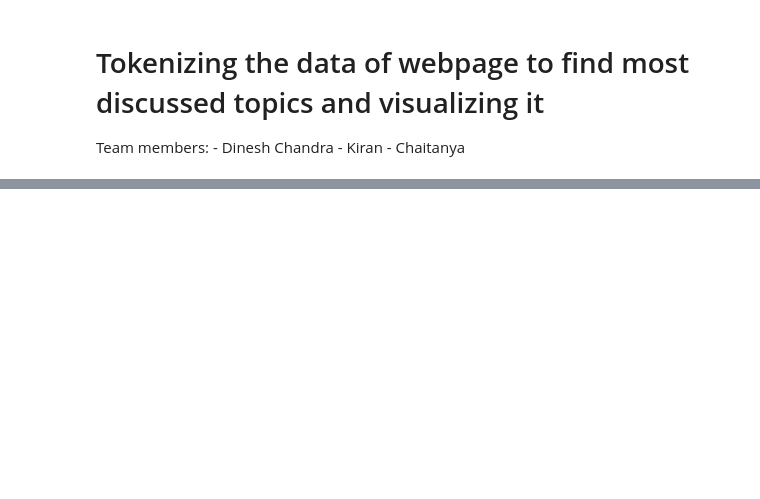
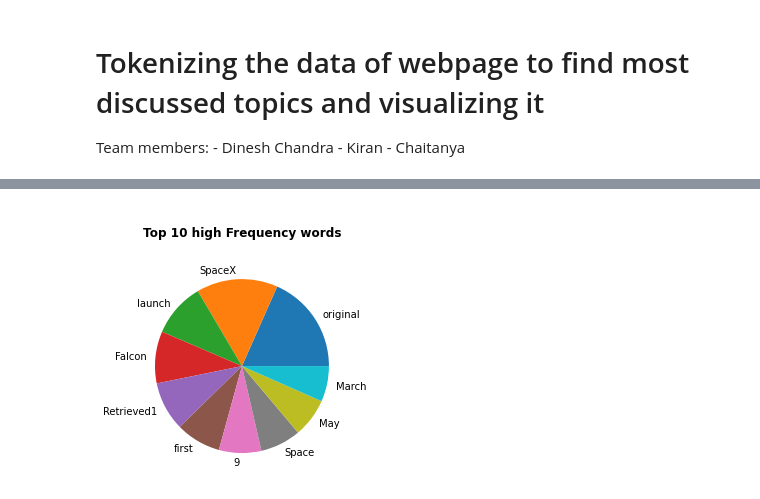
Before and after one commit to dineshsayana/NLP, a Jupyter notebook: ICE-1.ipynb, the cells around one changed output, grey strips where cells are left out. Cells and saved outputs as stored; diff of their text form; code cells hidden in the pictures; blank space fills up the shorter version.

```diff
--- a/ICE-1.ipynb
+++ b/ICE-1.ipynb
@@ -86,0 +96,6 @@ identifiersArticles:8
+# %%
+plt.pie(values,labels=keys)
+plt.title("\nTop 10 high Frequency words\n",fontweight='bold')
+plt.show()
+# %% [output]
+[figure, added]
```
Also changed, not shown: parts of 3 cells of this notebook.
